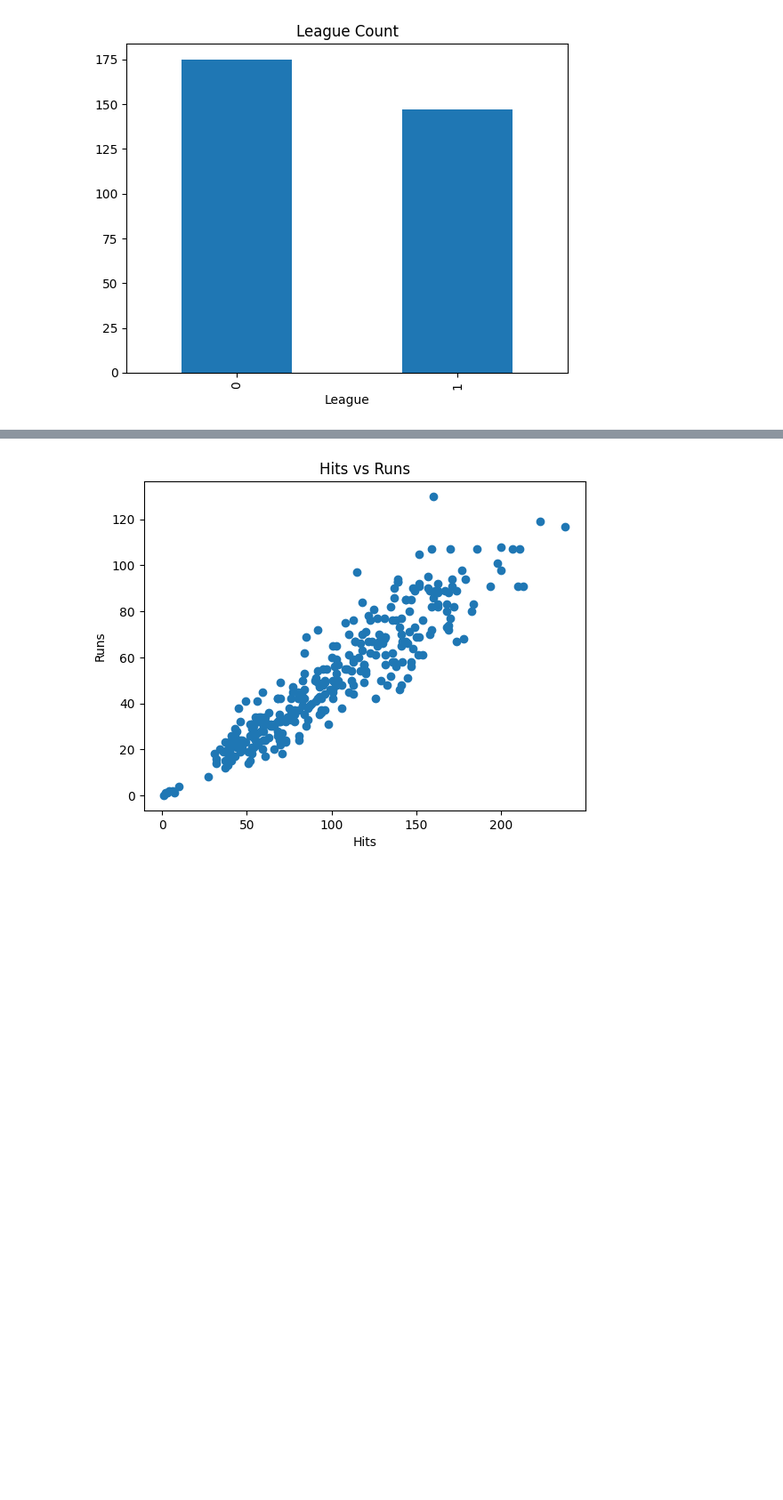
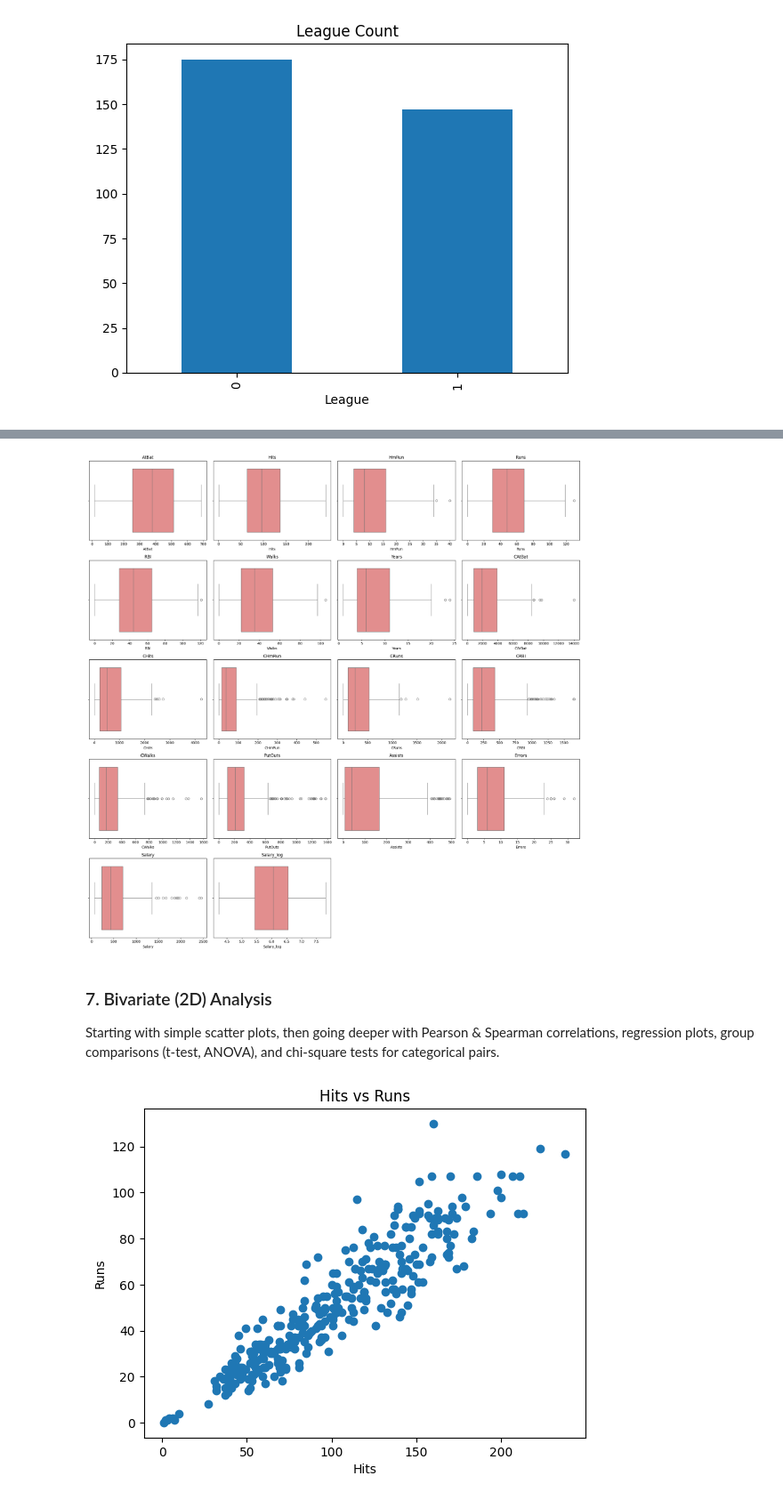
Before and after one commit to DivyamPandeyVIT/divyam-pandey, a Jupyter notebook: 23BDS0139_EDA_PROJECT_PHASE_1.ipynb, the cells around one changed output, grey strips where cells are left out. Shown at 89% size. Drawn from its saved outputs; the diff is of its cells as text; code cells hidden in the pictures; blank space fills up the shorter version.

```diff
--- a/23BDS0139_EDA_PROJECT_PHASE_1.ipynb
+++ b/23BDS0139_EDA_PROJECT_PHASE_1.ipynb
@@ -197,3 +377,21 @@ plt.show()
+# %%
+fig, axes = plt.subplots(nrows, ncols, figsize=(20, 4 * nrows))
+axes = axes.flatten()
+for i, col in enumerate(numeric_cols_for_stats):
+    sns.boxplot(x=df[col], ax=axes[i], color='lightcoral')
+    axes[i].set_title(col)
+for j in range(i + 1, len(axes)):
+    fig.delaxes(axes[j])
+plt.tight_layout()
+plt.show()
+# %% [output]
+[figure, added]
+# %% [markdown]
+### 7. Bivariate (2D) Analysis
+
+Starting with simple scatter plots, then going deeper with Pearson & Spearman
+correlations, regression plots, group comparisons (t-test, ANOVA), and
+chi-square tests for categorical pairs.
 # %%
 plt.scatter(df['Hits'], df['Runs'])
 plt.xlabel("Hits")
```
Also changed, not shown: parts of 53 cells of this notebook.
